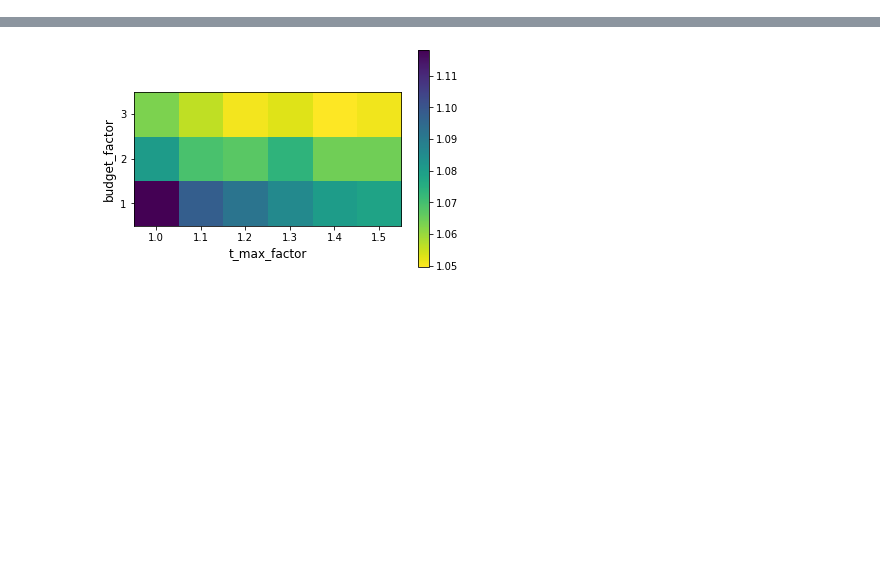
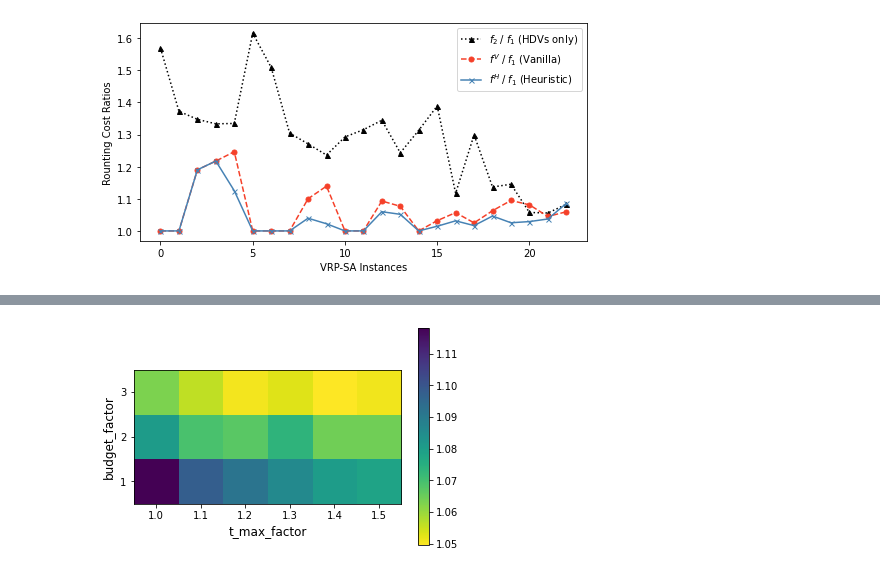
Before and after one commit to Hins-Hu/vrp-sa, a Jupyter notebook: post-processing.ipynb, the cells around one changed output, grey strips where cells are left out. Saved outputs shown, nothing was run; the diff lists cells and outputs as text; code cells hidden in the pictures; blank space fills up the shorter version.

```diff
--- a/post-processing.ipynb
+++ b/post-processing.ipynb
@@ -6,0 +115,62 @@ import seaborn as sns
+# %%
+# Baseline results
+
+
+path_1 = 'Results-heatmap-heuristic/result-1.2-1.csv'
+path_2 = 'Results-heatmap-random/result-1.2-1.csv'
+df_1 = pd.read_csv(path_1, header=None)
+df_2 = pd.read_csv(path_2, header=None)
+
+
+# Sort the instances
+n = len(df_1)
+
+token_1_1 = [int(instance.split('-')[1][1:]) for instance in df_1[0]]
+token_1_2 = [int(instance.split('-')[2][1:]) for instance in df_1[0]]
+token_2_1 = [int(instance.split('-')[1][1:]) for instance in df_2[0]]
+token_2_2 = [int(instance.split('-')[2][1:]) for instance in df_2[0]]
+
+df_1['sort_1'] = token_1_1
+df_1['sort_2'] = token_1_2
+df_2['sort_1'] = token_2_1
+df_2['sort_2'] = token_2_2
+
+df_1 = df_1.sort_values(['sort_1', 'sort_2'])
+df_2 = df_2.sort_values(['sort_1', 'sort_2'])
+
+
+df_1.drop(['sort_1', 'sort_2'], axis = 1)
+df_2.drop(['sort_1', 'sort_2'], axis = 1)
+
+
+
+fig, ax = plt.subplots()
+
+LB = df_1.iloc[:, 1].to_numpy()
+re_schedule_success = df_1.iloc[:, 2].to_numpy()
+cost_1 = df_1.iloc[:, 3].to_numpy()
+cost_2 = df_2.iloc[:, 3].to_numpy()
+for i in range(n):
+    if re_schedule_success[i] == 1:
+        cost_1[i] = LB[i]
+        cost_2[i] = LB[i]
+UB = df_1.iloc[:, 4].to_numpy()
+
+
+# Plot
+ax.plot(UB / LB, '^:', label = '$f_2 \; / \; f_1$' + ' (HDVs only)', ms = 5, color = 'black')
+ax.plot(cost_2 / LB, 'o--', label = '$f^V \; / \; f_1$' + ' (Vanilla)', ms = 5, color = '#f54029')
+ax.plot(cost_1 / LB, 'x-', label = '$f^H \; / \; f_1$' + ' (Heuristic)', ms = 5, color = '#4682B4')
+
+ax.legend()
+ax.set_xlabel('VRP-SA Instances')
+ax.set_ylabel('Rounting Cost Ratios')
+
+# for i in range(n):
+#     if re_schedule_success[i] == 1:
+#         ax2.plot(i, 0, 'X', color = 'k')
+
+fig.set_size_inches(8, 4, forward=True)
+fig.savefig('main_result.png', facecolor = 'white', dpi = 500, pad_inches = 0)
+# %% [output]
+[figure, added]
```
Also changed, not shown: parts of 11 cells of this notebook, 3 other files.
